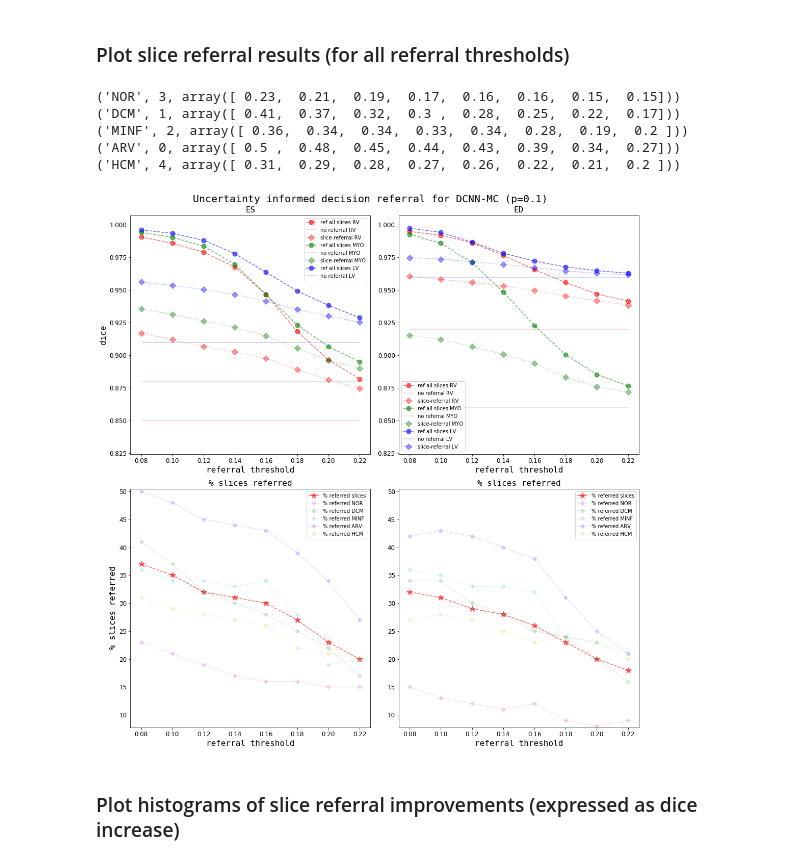
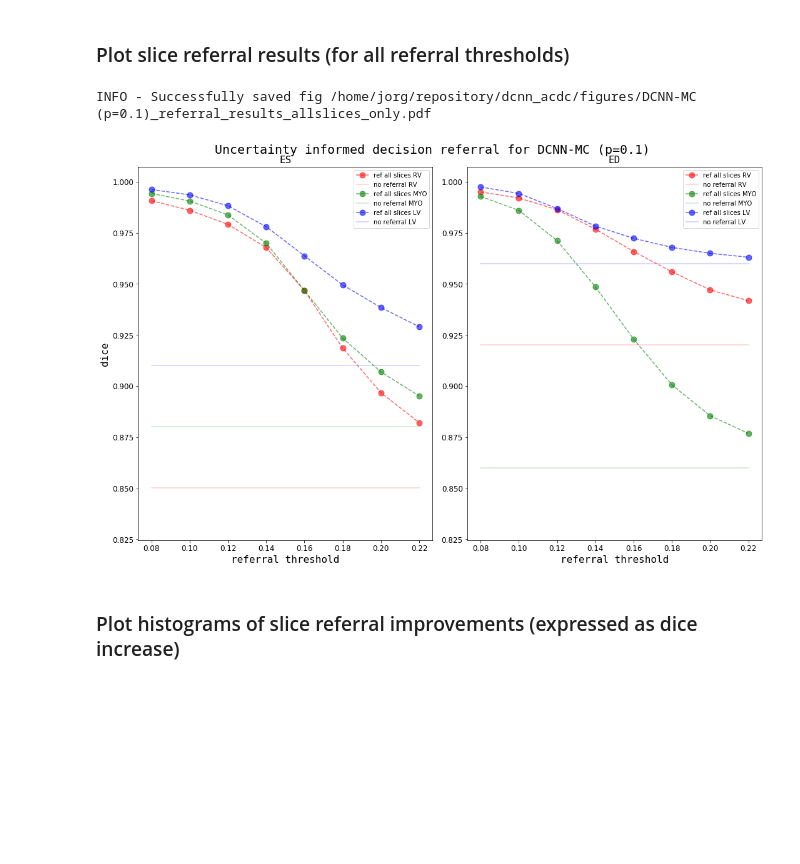
Before and after one commit to toologicbv/dcnn_acdc, a Jupyter notebook: notebooks/referral_test.ipynb, the cells around one changed output. Saved outputs shown, nothing was run; the diff lists cells and outputs as text; code cells hidden in the pictures; blank space fills up the shorter version.

```diff
--- a/notebooks/referral_test.ipynb
+++ b/notebooks/referral_test.ipynb
@@ -203,14 +192,11 @@ without referral - HD (RV/Myo/LV):      ES 16.91/11.83/11.22    ED 13.64/11.40/8
 ### Plot slice referral results (for all referral thresholds)
 # %%
 model_name = "DCNN-MC (p=0.1)"
-plot_referral_results(ref_results, ref_slice_results=ref_slice_results,
-                      width=16 , height=16, do_save=False, model_name=model_name)
+plot_referral_results(ref_results, ref_slice_results=None, #ref_slice_results,
+                     # ref_random_obj=ref_random_slice_results,
+                      width=16 , height=16, do_save=True, model_name=model_name)
 # %% [output]
-('NOR', 3, array([ 0.23,  0.21,  0.19,  0.17,  0.16,  0.16,  0.15,  0.15]))
-('DCM', 1, array([ 0.41,  0.37,  0.32,  0.3 ,  0.28,  0.25,  0.22,  0.17]))
-('MINF', 2, array([ 0.36,  0.34,  0.34,  0.33,  0.34,  0.28,  0.19,  0.2 ]))
-('ARV', 0, array([ 0.5 ,  0.48,  0.45,  0.44,  0.43,  0.39,  0.34,  0.27]))
-('HCM', 4, array([ 0.31,  0.29,  0.28,  0.27,  0.26,  0.22,  0.21,  0.2 ]))
+INFO - Successfully saved fig /home/jorg/repository/dcnn_acdc/figures/DCNN-MC (p=0.1)_referral_results_allslices_only.pdf
-[figure, old version]
+[figure, new version]
 # %% [markdown]
 ### Plot histograms of slice referral improvements (expressed as dice increase)
```
Also changed, not shown: parts of 12 cells of this notebook, 8 other files.
